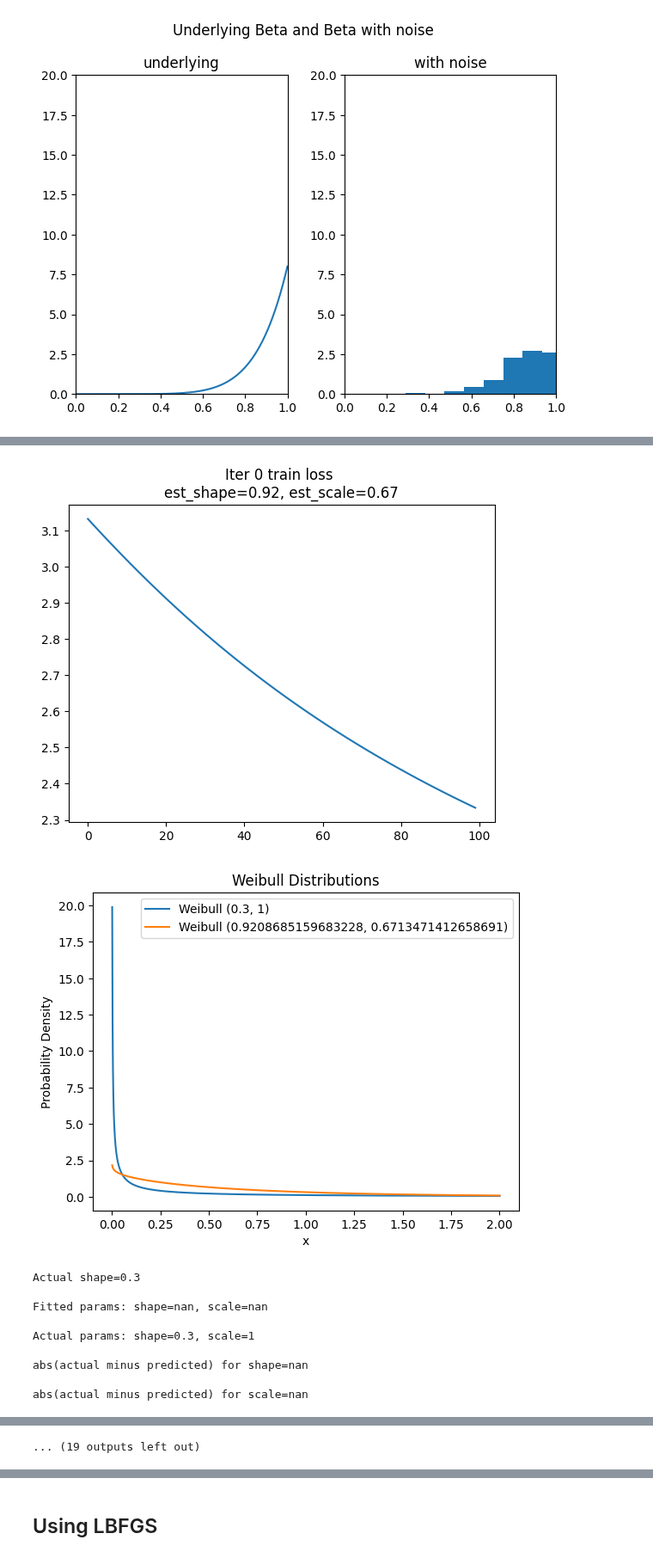
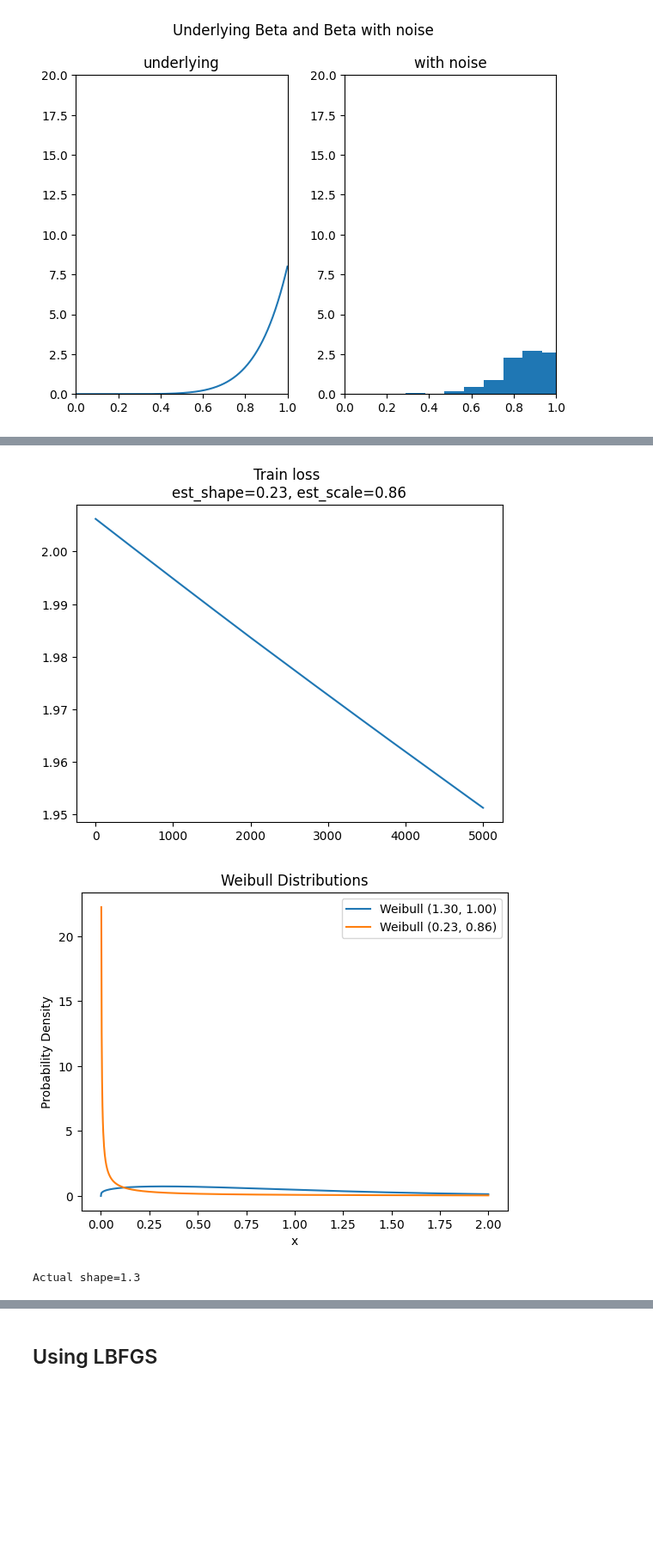
Before and after one commit to nayefahmad/ml-notes, a Jupyter notebook: 2023-05-02-pytorch-distribution-fitting.ipynb, the cells around one changed output, grey strips where cells are left out. Shown at 86% size. Drawn from its saved outputs; the diff is of its cells as text; code cells hidden in the pictures; blank space fills up the shorter version.

Commit message:
Kaggle Notebook | 2023-05-02_pytorch-distribution-fitting | Version 3

```diff
--- a/2023-05-02-pytorch-distribution-fitting.ipynb
+++ b/2023-05-02-pytorch-distribution-fitting.ipynb
@@ -25,7 +26,7 @@ import matplotlib.pyplot as plt
 np.random.seed(2023)
 
 n = 500
-shape = 0.3
+shape = 1.3
 scale = 1
 # %%
 #generate points for weibull, set location parameter to 0 - this is 2-parameter because loc is 0
@@ -155,8 +157,8 @@ def plot_weibull_distributions(params1, params2):
     pdf2 = weibull_dist2.pdf(x)
 
     # Plot the distributions
-    plt.plot(x, pdf1, label=f'Weibull ({shape1}, {scale1})')
-    plt.plot(x, pdf2, label=f'Weibull ({shape2}, {scale2})')
+    plt.plot(x, pdf1, label=f'Weibull ({shape1:.2f}, {scale1:.2f})')
+    plt.plot(x, pdf2, label=f'Weibull ({shape2:.2f}, {scale2:.2f})')
     plt.xlabel('x')
     plt.ylabel('Probability Density')
     plt.legend()
@@ -170,24 +172,24 @@ def plot_weibull_distributions(params1, params2):
 # weibull_data_scaled = [(x - weibull_data.min()) / (weibull_data.max() - weibull_data.min()) for x in weibull_data]
 weibull_tensor = torch.tensor(weibull_data, dtype=float).reshape(-1,1)
 # %%
-for idx in range(10):
-    m = Model()
-    opt = torch.optim.Adam(m.parameters(), lr=0.001)
-    losses = train_loop(m, opt, data_tensor=weibull_tensor, n=100)
-    losses = [loss.detach().numpy().tolist() for loss in losses]
-    fitted_params = m.weights
+m = Model()
+opt = torch.optim.Adam(m.parameters(), lr=0.000001)
+losses = train_loop(m, opt, data_tensor=weibull_tensor, n=5000)
+losses = [loss.detach().numpy().tolist() for loss in losses]
+fitted_params = m.weights
 
-    estimated_shape = fitted_params.detach().numpy()[0]
-    estimated_scale = fitted_params.detach().numpy()[1]
-    print(f'\nFitted params: shape={estimated_shape}, scale={estimated_scale}')
-    print(f'\nActual params: shape={shape}, scale={scale}')
-    print(f'\nabs(actual minus predicted) for shape={np.abs(shape-fitted_params[0].detach().numpy())}')
-    print(f'\nabs(actual minus predicted) for scale={np.abs(scale-fitted_params[1].detach().numpy())}')
+estimated_shape = fitted_params.detach().numpy()[0]
+estimated_scale = fitted_params.detach().numpy()[1]
+print(f'\nFitted params: shape={estimated_shape:.2f}, scale={estimated_scale:.2f}')
+print(f'\nActual params: shape={shape}, scale={scale}')
+print(f'\nabs(actual minus predicted) for shape={np.abs(shape-fitted_params[0].detach().numpy()):.2f}')
+print(f'\nabs(actual minus predicted) for scale={np.abs(scale-fitted_params[1].detach().numpy()):.2f}')
 
-    plt.plot(losses)
-    plt.title(f'Iter {idx} train loss \nest_shape={estimated_shape:.2f}, est_scale={estimated_scale:.2f}')
-    plt.show()
+plt.plot(losses)
+plt.title(f'Train loss \nest_shape={estimated_shape:.2f}, est_scale={estimated_scale:.2f}')
+# plt.ylim(bottom=0)
+plt.show()
 
-    plot_weibull_distributions((shape, scale), tuple(fitted_params.detach().numpy().tolist()))
-    print(f'Actual shape={shape}')
+plot_weibull_distributions((shape, scale), tuple(fitted_params.detach().numpy().tolist()))
+print(f'Actual shape={shape}')
 # %% [output]
@@ -201,11 +203,3 @@ abs(actual minus predicted) for scale=0.32865285873413086
-[figure, old version]
+[figure, new version]
-[figure, old version]
+[figure, new version]
-Actual shape=0.3
-
-Fitted params: shape=nan, scale=nan
-
-Actual params: shape=0.3, scale=1
-
-abs(actual minus predicted) for shape=nan
-
-abs(actual minus predicted) for scale=nan
+Actual shape=1.3
@@ -236 +205,0 @@ abs(actual minus predicted) for scale=0.6044008731842041
-... (19 outputs left out)
```
Also changed, not shown: parts of 7 cells of this notebook.
